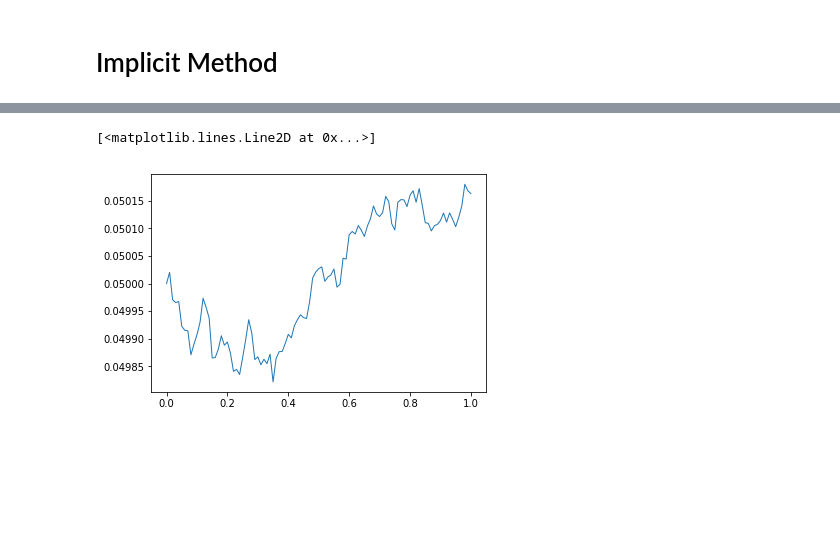
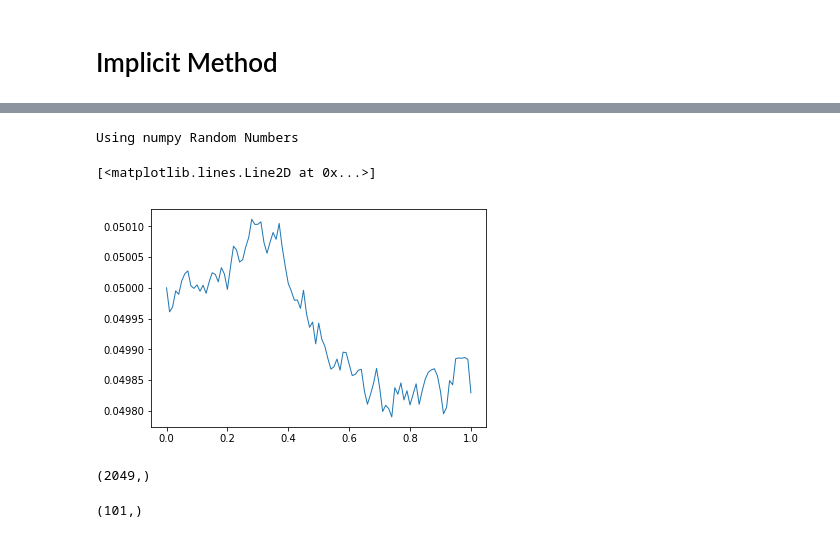
Before and after one commit to tao-yu/cox-ingersoll-ross, a Jupyter notebook: sim/Higham.ipynb, the cells around one changed output, grey strips where cells are left out. Saved outputs shown, nothing was run; the diff lists cells and outputs as text; code cells hidden in the pictures; blank space fills up the shorter version.

```diff
--- a/sim/Higham.ipynb
+++ b/sim/Higham.ipynb
@@ -310,13 +311,24 @@ Using Matlab Random Numbers
 # %%
+reset_seed()
+t, W = brownian_path(1, 100)
 k = 1
 lamda = 0.05
 theta = 2*k*lamda * 0.01
 
 f = lambda x: k * (lamda - x)
 g = lambda x: theta * np.sqrt(x)
 
-em = solve_em(f, g, lamda, t, W)
+em = solve_em(f, g, lamda, t, W)[1]
 plt.plot(t, em, linewidth=1)
 # %% [output]
-[<matplotlib.lines.Line2D at 0x...>]
+Using numpy Random Numbers
+[<matplotlib.lines.Line2D at 0x...>]
-[figure, old version]
+[figure, new version]
+# %%
+t.shape
+# %% [output]
+(2049,)
+# %%
+em.shape
+# %% [output]
+(101,)
```
Also changed, not shown: parts of 5 cells of this notebook.
